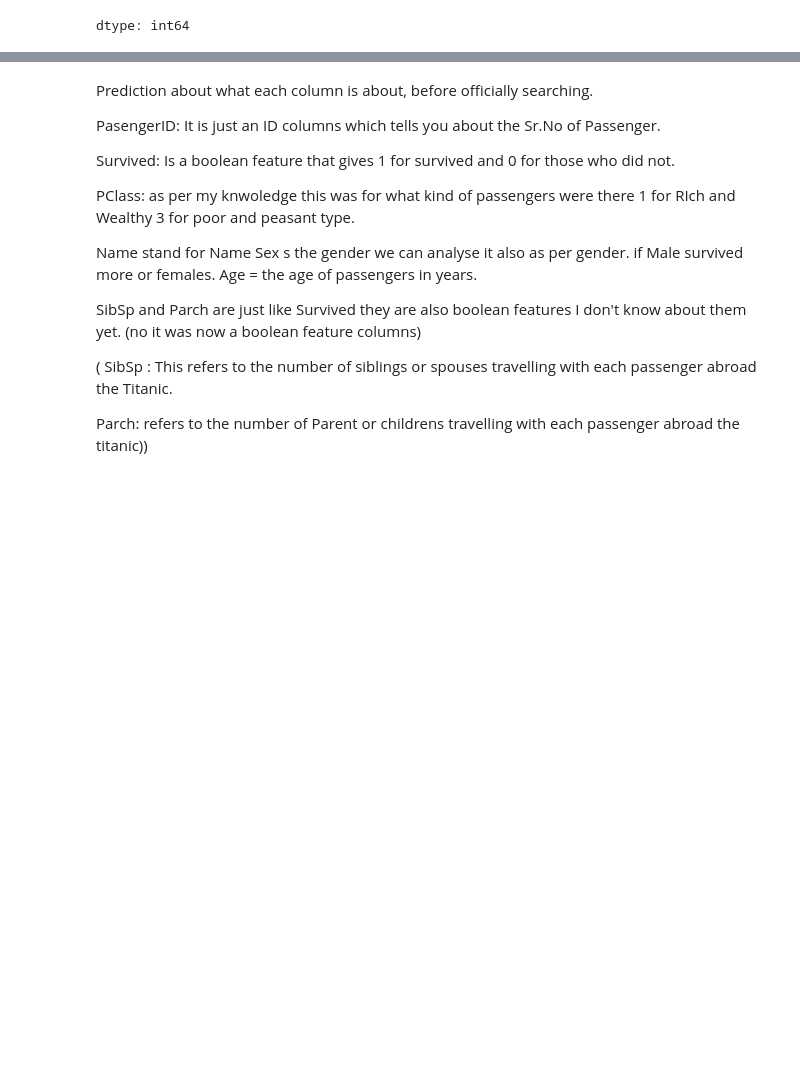
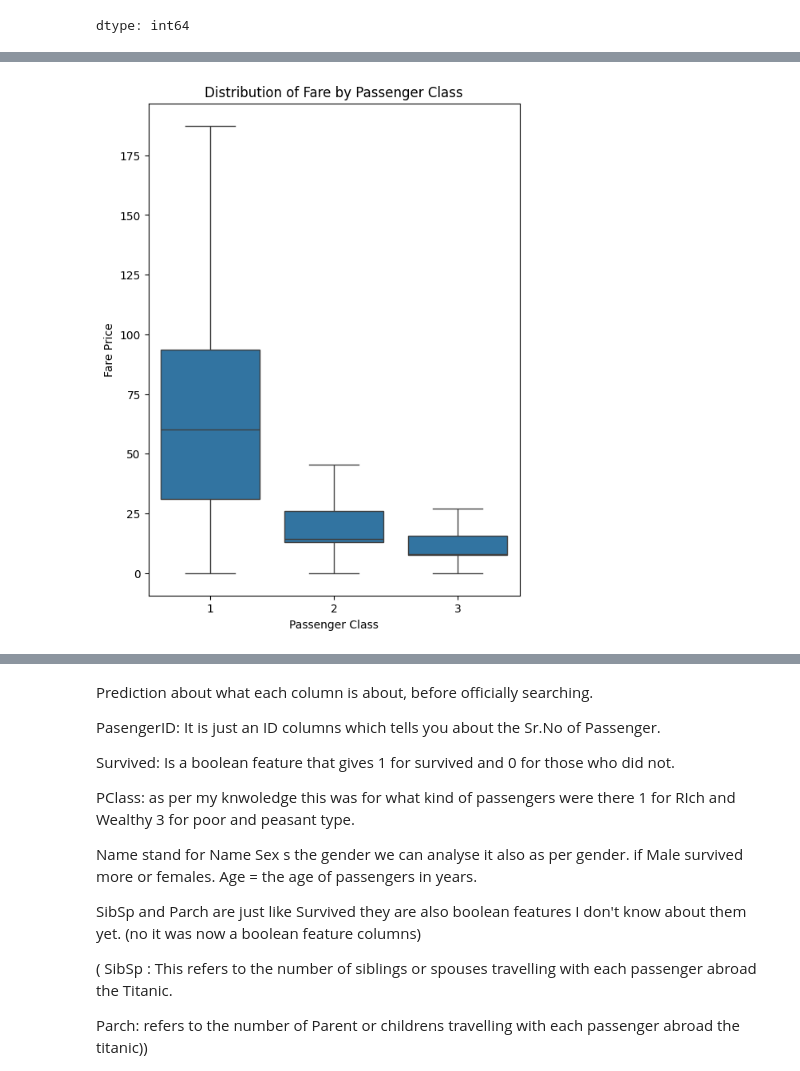
Before and after one commit to sxrthk17/ml-journey, a Jupyter notebook: week1/day4_learning_and_using_pandas.ipynb, the cells around one changed output, grey strips where cells are left out. Drawn from its saved outputs; the diff is of its cells as text; code cells hidden in the pictures; blank space fills up the shorter version.

```diff
--- a/week1/day4_learning_and_using_pandas.ipynb
+++ b/week1/day4_learning_and_using_pandas.ipynb
@@ -252,0 +308,30 @@ dtype: int64
+# %%
+dataset_cap = dataset.copy()
+
+for pclass in dataset_cap['Pclass'].unique():
+  pclass_data = dataset_cap[dataset_cap['Pclass']==pclass]['Fare']
+
+  Q1 = pclass_data.quantile(0.25)
+  Q3 = pclass_data.quantile(0.75)
+
+  IQR = Q3 - Q1
+
+  upper_bound = Q3 + 1.5*IQR
+  lower_bound = Q1 - 1.5*IQR
+
+  # Cap values above the upper bound
+  dataset_cap.loc[(dataset_cap['Pclass'] == pclass) & (dataset_cap['Fare'] > upper_bound), 'Fare'] = upper_bound
+
+  # Corrected: Cap values below the lower bound
+  dataset_cap.loc[(dataset_cap['Pclass'] == pclass) & (dataset_cap['Fare'] < lower_bound), 'Fare'] = lower_bound
+# %%
+# Let us plot the box plot again.
+
+plt.figure(figsize = (6,8))
+sea.boxplot(data=dataset_cap, x= 'Pclass', y='Fare')
+plt.title('Distribution of Fare by Passenger Class')
+plt.xlabel('Passenger Class')
+plt.ylabel('Fare Price')
+plt.show()
+# %% [output]
+[figure, added]
```
Also changed, not shown: parts of 37 cells of this notebook.
